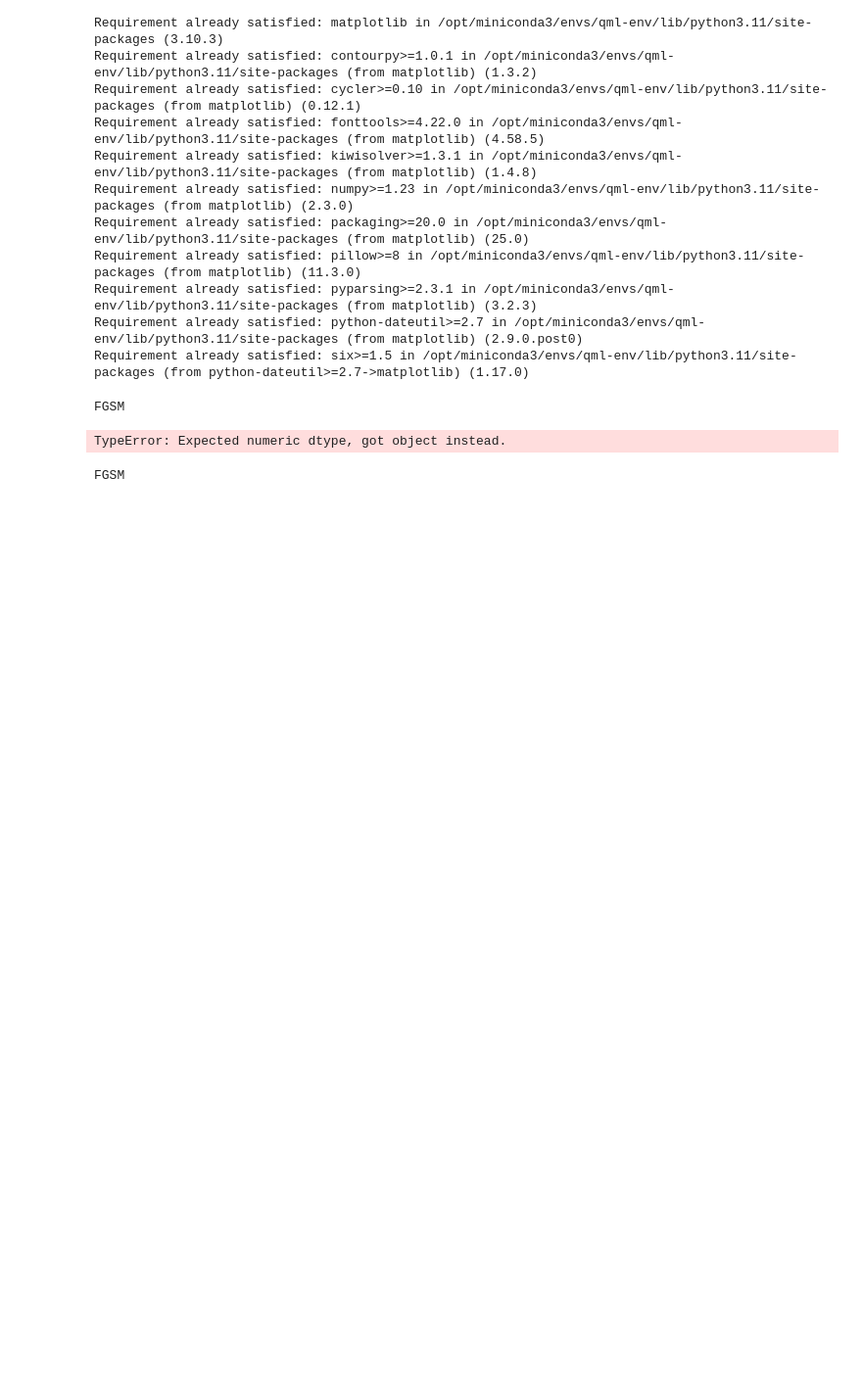
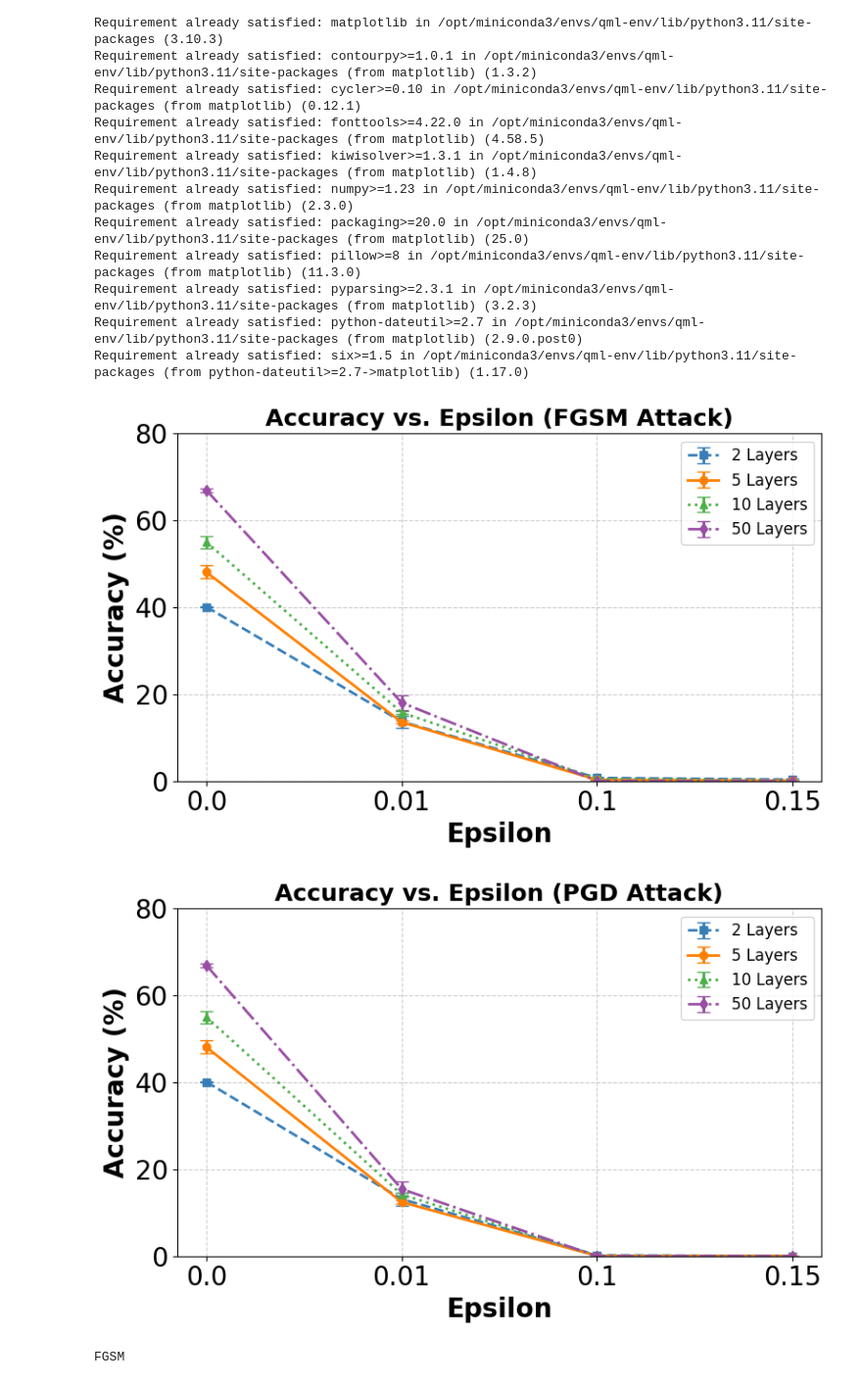
Before and after one commit to IQSeC-Lab/SoK-QML, a Jupyter notebook: results-qmlp/noiseless/plotter.ipynb, the cells around one changed output. Shown at 98% size. Cells and saved outputs as stored; diff of their text form; code cells hidden in the pictures; blank space fills up the shorter version.

```diff
--- a/results-qmlp/noiseless/plotter.ipynb
+++ b/results-qmlp/noiseless/plotter.ipynb
@@ -181,15 +36,0 @@ def compute_mean_std(attack, combined_df):
-# %%
-csv_files = [
-    'qmlp-az-run_run1-layer2_Amplitude_all_attacks.csv',
-    'qmlp-az-run_run2-layer2_Amplitude_all_attacks.csv',
-    'qmlp-az-run_run3-layer2_Amplitude_all_attacks.csv'
-]
-df = load_combine(csv_files)
-print('FGSM')
-compute_mean_std('fgsm',df)
-
-# print('PGD')
-# compute_mean_std('pgd',df)
-# %% [output]
-FGSM
-TypeError: Expected numeric dtype, got object instead.
@@ -196 +158,54 @@ TypeError: Expected numeric dtype, got object instead.
+# %%
+df_2 = load_combine([
+    'qmlp-az-run_run1-layer2_Amplitude_all_attacks.csv',
+    'qmlp-az-run_run2-layer2_Amplitude_all_attacks.csv',
+    'qmlp-az-run_run3-layer2_Amplitude_all_attacks.csv'
+])
+df_5 = load_combine([
+    'qmlp-az-run_run1-layer5_Amplitude_all_attacks.csv',
+    'qmlp-az-run_run2-layer5_Amplitude_all_attacks.csv',
+    'qmlp-az-run_run3-layer5_Amplitude_all_attacks.csv'
+])
+df_10 = load_combine([
+    'qmlp-az-run_run1-layer10_Amplitude_all_attacks.csv',
+    'qmlp-az-run_run2-layer10_Amplitude_all_attacks.csv',
+    'qmlp-az-run_run3-layer10_Amplitude_all_attacks.csv'
+])
+df_50 = load_combine([
+    'qmlp-az-run_run1-layer50_Amplitude_all_attacks.csv',
+    'qmlp-az-run_run2-layer50_Amplitude_all_attacks.csv',
+    'qmlp-az-run_run3-layer50_Amplitude_all_attacks.csv'
+])
+# print('FGSM')
+# compute_mean_std('fgsm',df)
+fgsm_2 = compute_mean_std('fgsm', df_2)
+fgsm_5 = compute_mean_std('fgsm', df_5)
+fgsm_10 = compute_mean_std('fgsm', df_10)
+fgsm_50 = compute_mean_std('fgsm', df_50)
+
+plot_accuracy_vs_epsilon_multi([
+    ("2 Layers", fgsm_2),
+    ("5 Layers", fgsm_5),
+    ("10 Layers", fgsm_10),
+    ("50 Layers", fgsm_50)
+], attack='fgsm')
+
+
+# print('PGD')
+# compute_mean_std('pgd',df)
+
+pgd_2 = compute_mean_std('pgd', df_2)
+pgd_5 = compute_mean_std('pgd', df_5)
+pgd_10 = compute_mean_std('pgd', df_10)
+pgd_50 = compute_mean_std('pgd', df_50)
+
+plot_accuracy_vs_epsilon_multi([
+    ("2 Layers", pgd_2),
+    ("5 Layers", pgd_5),
+    ("10 Layers", pgd_10),
+    ("50 Layers", pgd_50)
+], attack='pgd')
+# %% [output]
+[figure, added]
+[figure, added]
 # %%
```
Also changed, not shown: parts of 8 cells of this notebook, 2 other files.
